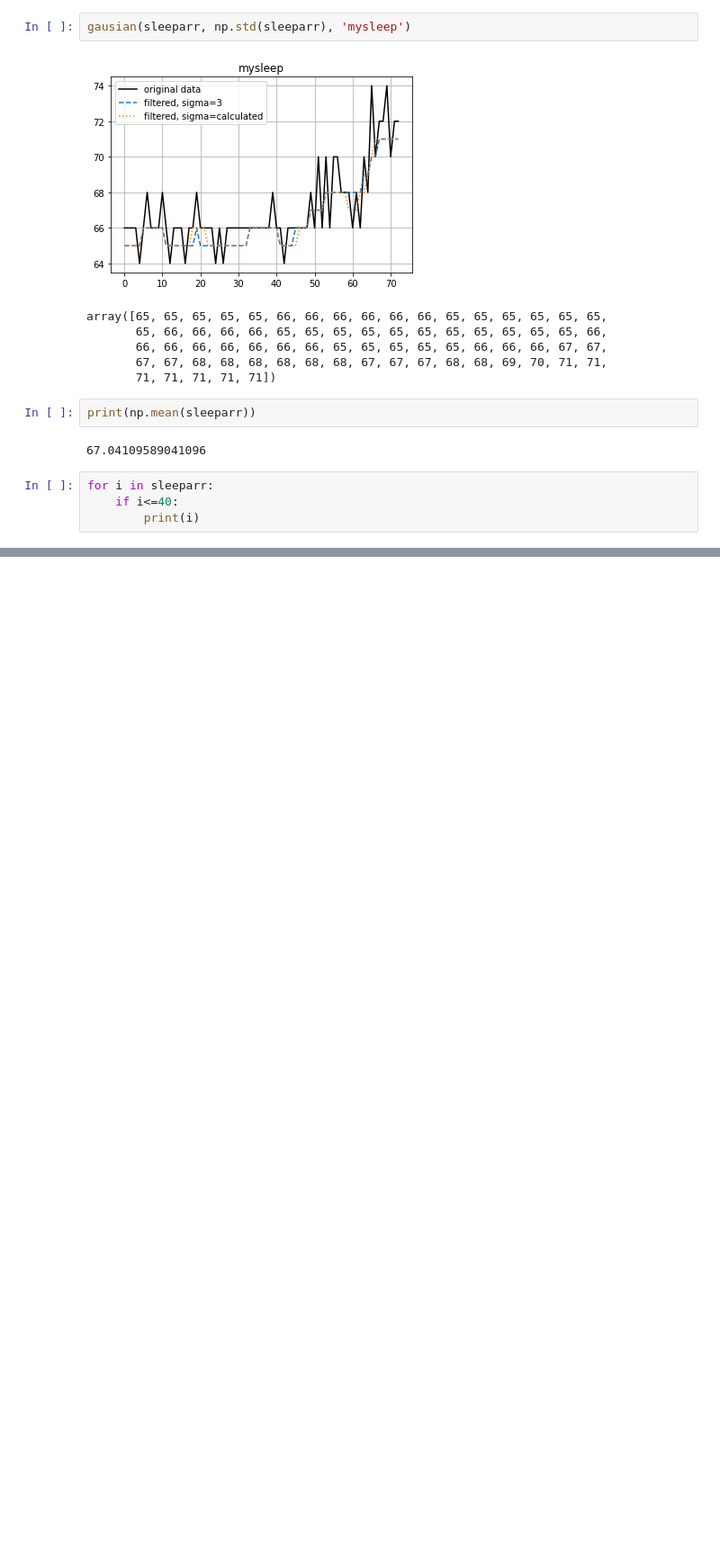
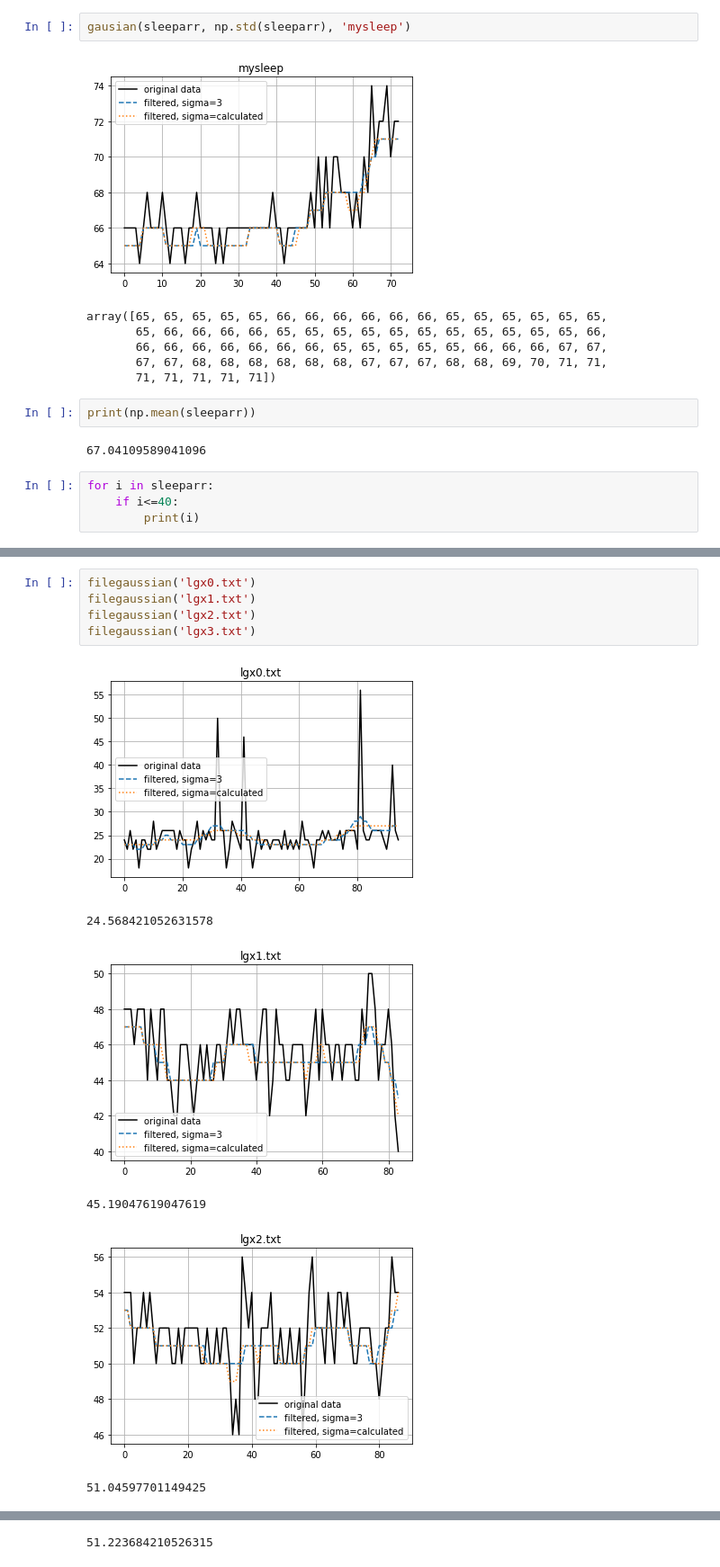
Before and after one commit to alertjjm/Python_Practice, a Jupyter notebook: gausian.ipynb, the cells around one changed output, grey strips where cells are left out. Shown: that part at 90% size. Saved outputs shown, nothing was run; the diff lists cells and outputs as text; blank space fills up the shorter version.

```diff
--- a/gausian.ipynb
+++ b/gausian.ipynb
@@ -90,0 +124,12 @@ ValueError: 38 is not in list
+# %%
+filegaussian('lgx0.txt')
+filegaussian('lgx1.txt')
+filegaussian('lgx2.txt')
+filegaussian('lgx3.txt')
+# %% [output]
+[figure, added]
+24.568421052631578
+[figure, added]
+45.19047619047619
+[figure, added]
+51.04597701149425
@@ -90,0 +137 @@ ValueError: 38 is not in list
+51.223684210526315
```
Also changed, not shown: parts of 6 cells of this notebook, 16 other files.
